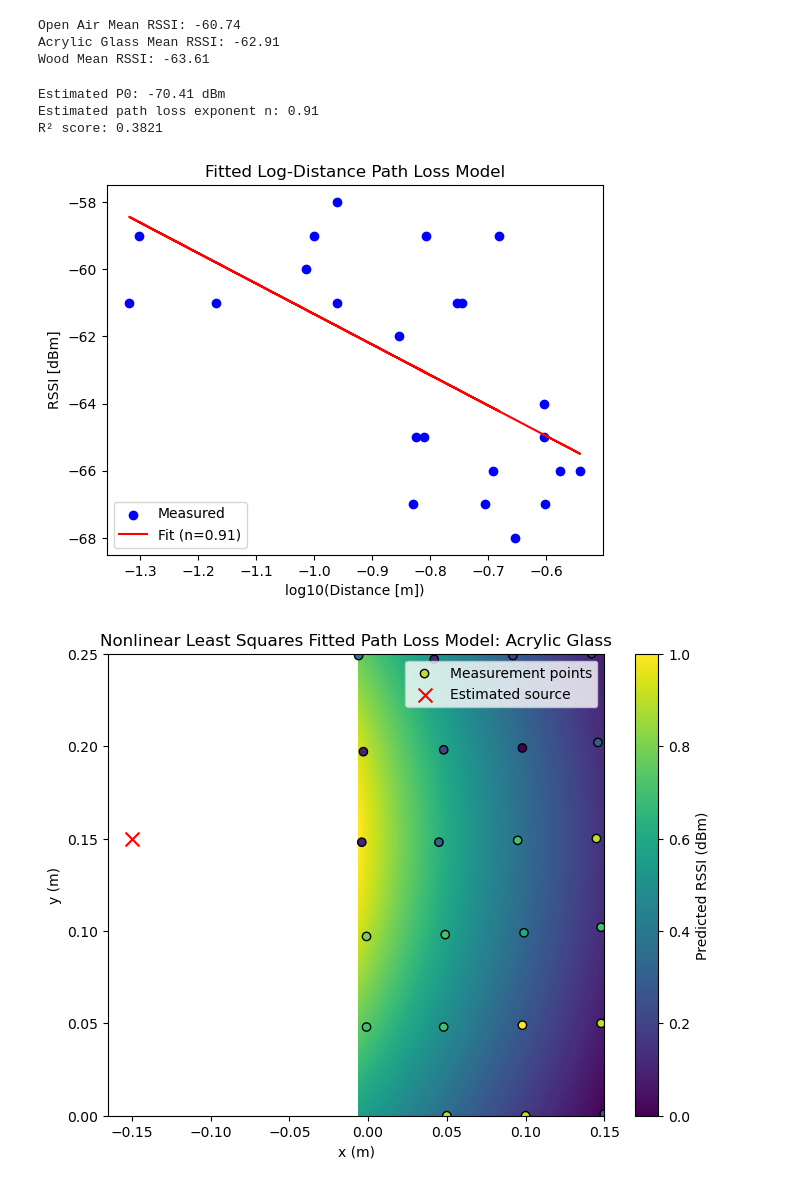
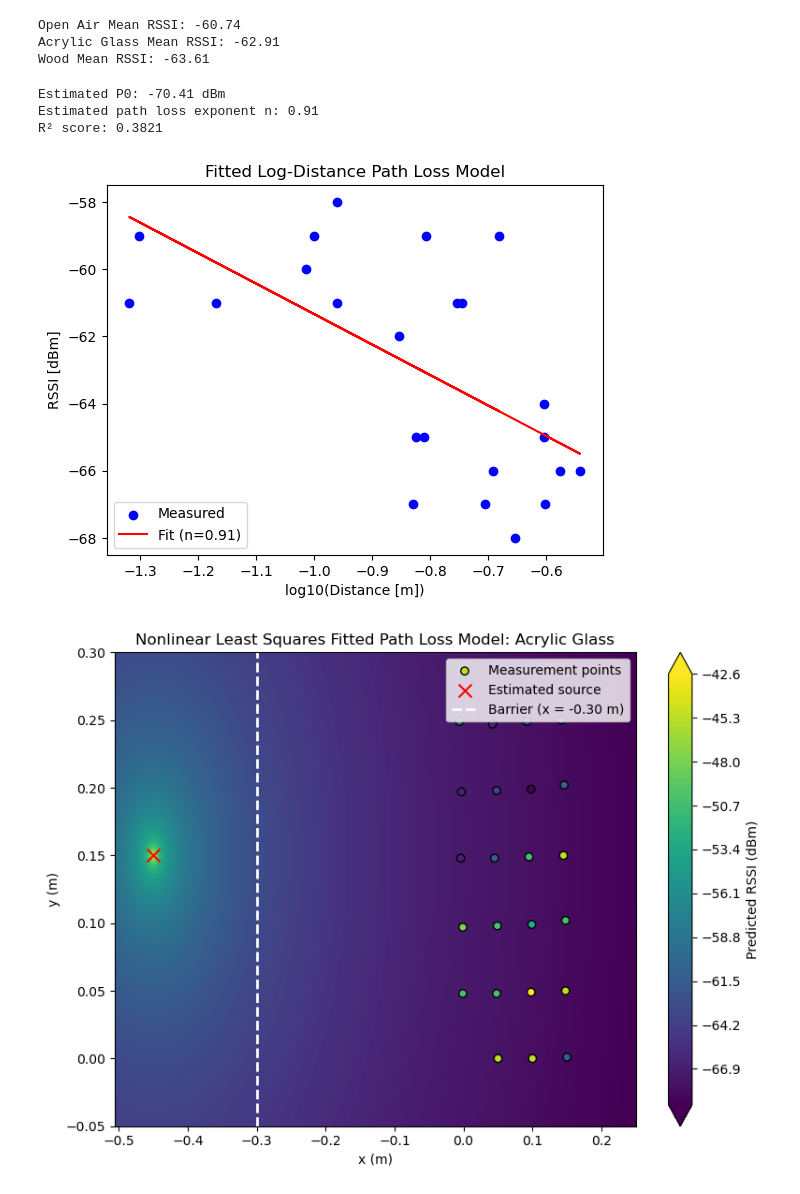
Before and after one commit to rcodefiles/wifi-attenuation, a Jupyter notebook: src/data_processing.ipynb, the cells around one changed output. Drawn from its saved outputs; the diff is of its cells as text; code cells hidden in the pictures.

Commit message:
fixed the plotting

```diff
--- a/src/data_processing.ipynb
+++ b/src/data_processing.ipynb
@@ -81,7 +81,7 @@ rssi = acrylic_glass["RSSI"].values
 XY = np.column_stack((x, y))
 
 xs_true, ys_true = 0.0, 0.0
-xs_est, ys_est = -0.15, 0.15
+xs_est, ys_est = -0.45, 0.15
 def path_loss_residuals(params, XY, rssi, xs, ys):
     P0, n = params
     x, y = XY[:,0], XY[:,1]
@@ -100,39 +100,46 @@ print(f"Estimated path loss exponent n: {n_est:.2f}")
 
 d = np.sqrt((x - xs_true)**2 + (y - ys_true)**2)
 rssi_pred = P0_est - 10 * n_est * np.log10(d)
 
 r2 = r2_score(rssi, rssi_pred)
 print(f"R² score: {r2:.4f}")
 plt.scatter(np.log10(d), rssi, label="Measured", color="blue")
 plt.plot(np.log10(d), P0_est - 10 * n_est * np.log10(d), color="red", label=f"Fit (n={n_est:.2f})")
 plt.xlabel("log10(Distance [m])")
 plt.ylabel("RSSI [dBm]")
 plt.legend()
 plt.title("Fitted Log-Distance Path Loss Model")
 plt.show()
 
-xi = np.linspace(XY[:,0].min(), XY[:,0].max(), 100)
-yi = np.linspace(XY[:,1].min(), XY[:,1].max(), 100)
+xi = np.linspace(XY[:,0].min() - 0.5, XY[:,0].max() + 0.1, 400)
+yi = np.linspace(XY[:,1].min() - 0.05, XY[:,1].max() + 0.05, 400)
 xi, yi = np.meshgrid(xi, yi)
+
 d_grid = np.sqrt((xi - xs_est)**2 + (yi - ys_est)**2)
+d_grid[d_grid < 1e-6] = 1e-6
 zi = P0_est - 10 * n_est * np.log10(d_grid)
 
 plt.figure(figsize=(8,6))
-plt.contourf(xi, yi, zi, levels=100, cmap='viridis')
+contour = plt.contourf(xi, yi, zi, levels=300, cmap='viridis', extend='both')
+
 plt.scatter(x, y, c=rssi, cmap='viridis', edgecolor='k', label='Measurement points')
 plt.scatter(xs_est, ys_est, color='red', marker='x', s=100, label='Estimated source')
-plt.colorbar(label="Predicted RSSI (dBm)")
-plt.legend()
+
+plt.axvline(x=-0.30, color='white', linestyle='--', linewidth=2, label='Barrier (x = -0.30 m)')
+
+plt.colorbar(contour, label="Predicted RSSI (dBm)")
+plt.legend(loc='upper right')
 plt.title("Nonlinear Least Squares Fitted Path Loss Model: Acrylic Glass")
 plt.xlabel("x (m)")
 plt.ylabel("y (m)")
+plt.tight_layout()
 plt.show()
 # %% [output]
 Estimated P0: -70.41 dBm
 Estimated path loss exponent n: 0.91
 R² score: 0.3821
 [figure]
-[figure, old version]
+[figure, new version]
 # %%
 import numpy as np
 from scipy.optimize import least_squares
```
Also changed, not shown: parts of 2 cells of this notebook.
